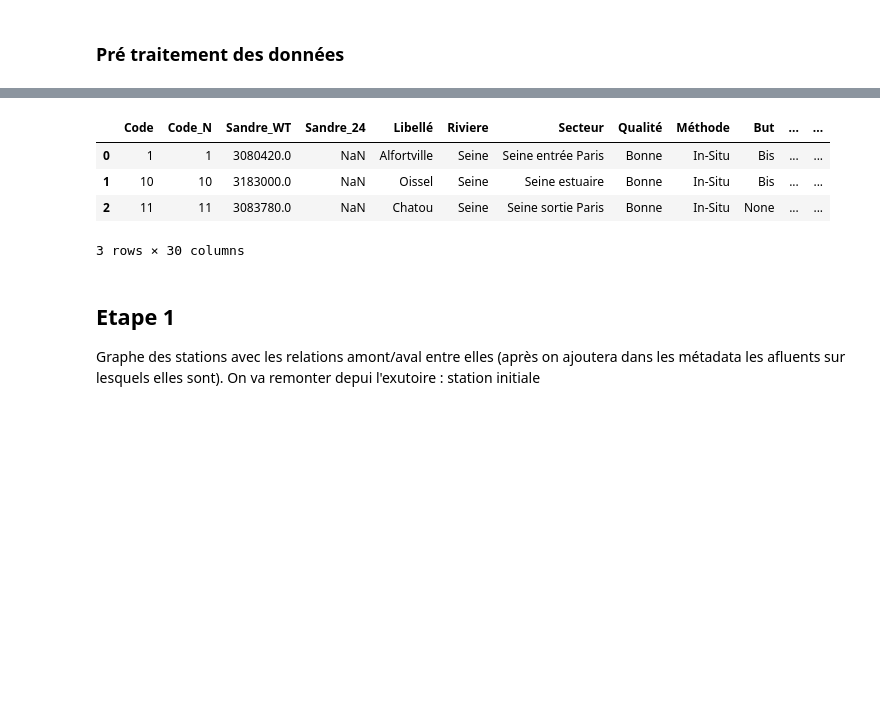
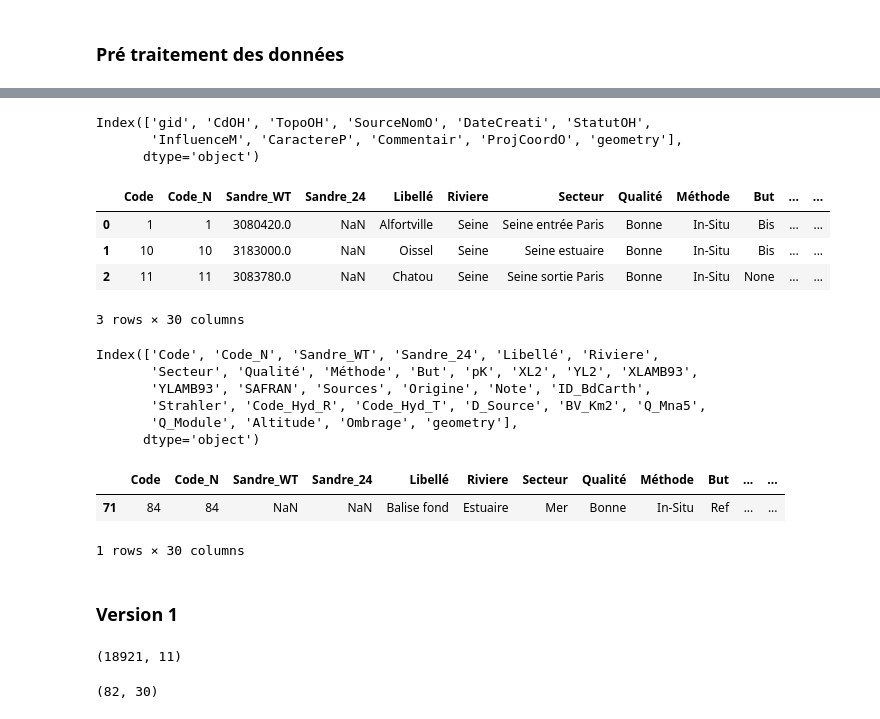
Before and after one commit to Raphaelle-Christmann/Graphe-hydrographique, a Jupyter notebook: travail raph.ipynb, the cells around one changed output, grey strips where cells are left out. Saved outputs shown, nothing was run; the diff lists cells and outputs as text; code cells hidden in the pictures; blank space fills up the shorter version.

```diff
--- a/travail raph.ipynb
+++ b/travail raph.ipynb
@@ -35,3 +30,9 @@ seine.head(3)
+# %%
+seine.columns
+# %% [output]
+Index(['gid', 'CdOH', 'TopoOH', 'SourceNomO', 'DateCreati', 'StatutOH',
+       'InfluenceM', 'CaractereP', 'Commentair', 'ProjCoordO', 'geometry'],
+      dtype='object')
 # %%
 sites = gpd.read_file("données hackaton/Sites/Sites.shp")
 sites.head(3)
@@ -41,7 +42,30 @@ sites.head(3)
 | 1 | 10 | 10 | 3183000.0 | NaN | Oissel | Seine | Seine estuaire | Bonne | In-Situ | Bis | ... | ... |
 | 2 | 11 | 11 | 3083780.0 | NaN | Chatou | Seine | Seine sortie Paris | Bonne | In-Situ | None | ... | ... |
 3 rows × 30 columns
-# %% [markdown]
-## Etape 1
-
-Graphe des stations avec les relations amont/aval entre elles (après on ajoutera dans les métadata les afluents sur lesquels elles sont). On va remonter depui l'exutoire : station initiale
+# %%
+sites.columns
+# %% [output]
+Index(['Code', 'Code_N', 'Sandre_WT', 'Sandre_24', 'Libellé', 'Riviere',
+       'Secteur', 'Qualité', 'Méthode', 'But', 'pK', 'XL2', 'YL2', 'XLAMB93',
+       'YLAMB93', 'SAFRAN', 'Sources', 'Origine', 'Note', 'ID_BdCarth',
+       'Strahler', 'Code_Hyd_R', 'Code_Hyd_T', 'D_Source', 'BV_Km2', 'Q_Mna5',
+       'Q_Module', 'Altitude', 'Ombrage', 'geometry'],
+      dtype='object')
+# %%
+sites.loc[sites["Libellé"] == "Balise fond"] # balise initiale = notre noeud à partir duquel on remonte
+# %% [output]
+|  | Code | Code_N | Sandre_WT | Sandre_24 | Libellé | Riviere | Secteur | Qualité | Méthode | But | ... | ... |
+| 71 | 84 | 84 | NaN | NaN | Balise fond | Estuaire | Mer | Bonne | In-Situ | Ref | ... | ... |
+1 rows × 30 columns
+# %% [markdown]
+### Version 1
+# %%
+seine1 = seine.explode(ignore_index = True)
+seine1.shape
+# %% [output]
+(18921, 11)
+# %%
+sites1 = sites[~sites.is_empty]
+sites.shape
+# %% [output]
+(82, 30)
```
Also changed, not shown: parts of 26 cells of this notebook.
